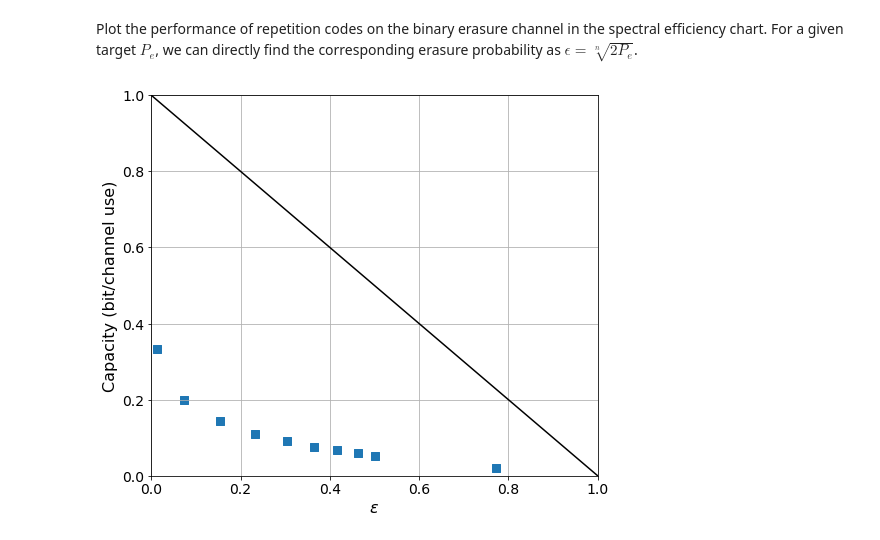
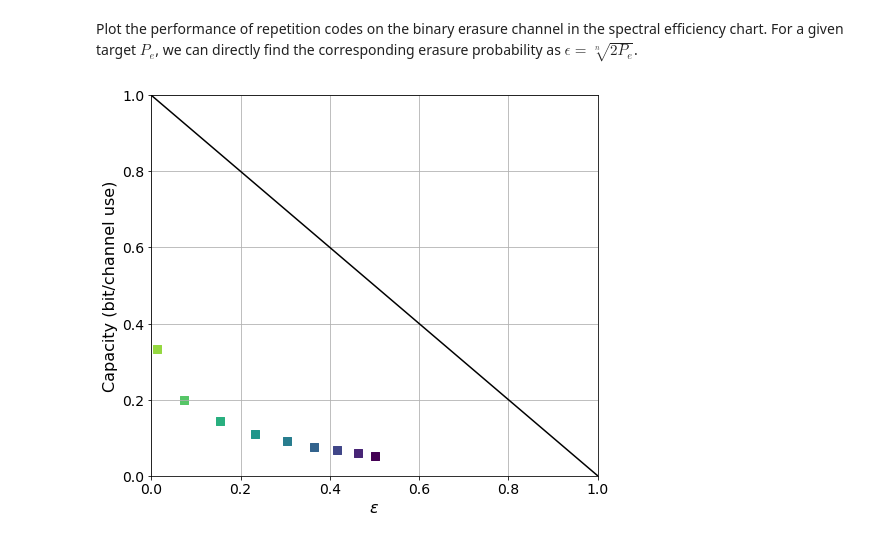
Before and after one commit to kit-cel/lecture-examples, a Jupyter notebook: cc2/ch2_Codes_Basic_Concepts/Repetition_Codes.ipynb, the cells around one changed output. Saved outputs shown, nothing was run; the diff lists cells and outputs as text; code cells hidden in the pictures.

```diff
--- a/cc2/ch2_Codes_Basic_Concepts/Repetition_Codes.ipynb
+++ b/cc2/ch2_Codes_Basic_Concepts/Repetition_Codes.ipynb
@@ -183,21 +184,25 @@ plt.grid(True)
 Plot the performance of repetition codes on the binary erasure channel in the spectral efficiency chart. For a given target $P_e$, we can directly find the corresponding erasure probability as $\epsilon = \sqrt[n]{2P_e}$.
 # %%
 Pe_target =1e-6
+
+n_range = range(3,20,2)
+rate_range = [1/n for n in n_range]
 
 fig = plt.figure(1,figsize=(8,7))
 plt.plot(epsilon_range, 1-epsilon_range,'k-')
 
 epsilon_for_Pe_range = [(2*Pe_target)**(1/n) for n in n_range]
-plt.scatter(epsilon_for_Pe_range, rate_range, marker='s', s=64)
+plt.scatter(epsilon_for_Pe_range, rate_range, marker='s', s=64, c=colors[n_range,:])
 
 
 
 plt.xlim((0,1))
 plt.ylim((0,1))
 plt.xlabel('$\epsilon$', fontsize=16)
 plt.ylabel('Capacity (bit/channel use)', fontsize=16)
 plt.xticks(fontsize=14)
 plt.yticks(fontsize=14)
 plt.grid(True)
+#plt.savefig('Repetition_BEC_SE.pdf',bbox_inches='tight')
 # %% [output]
-[figure, old version]
+[figure, new version]
```
Also changed, not shown: parts of 6 cells of this notebook.
